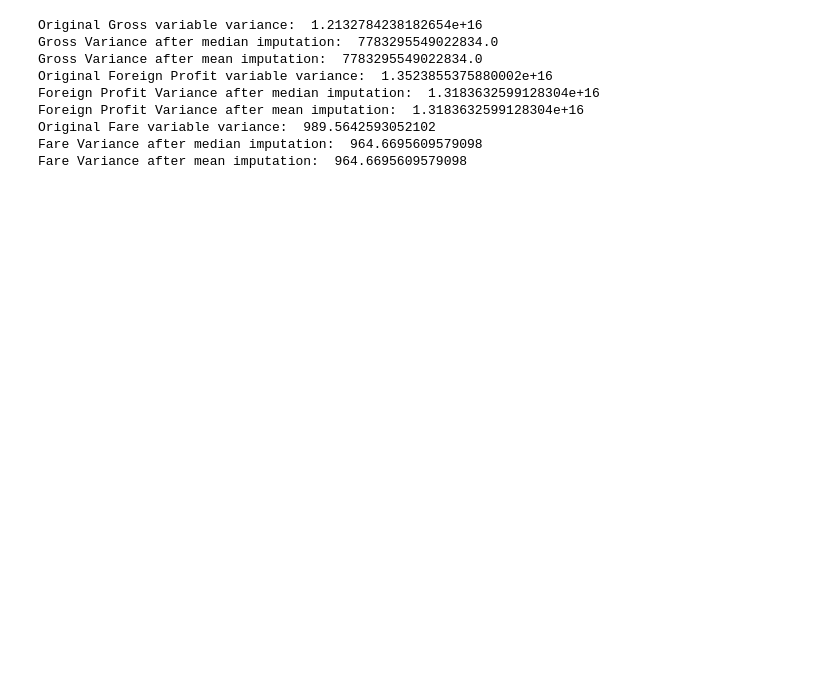
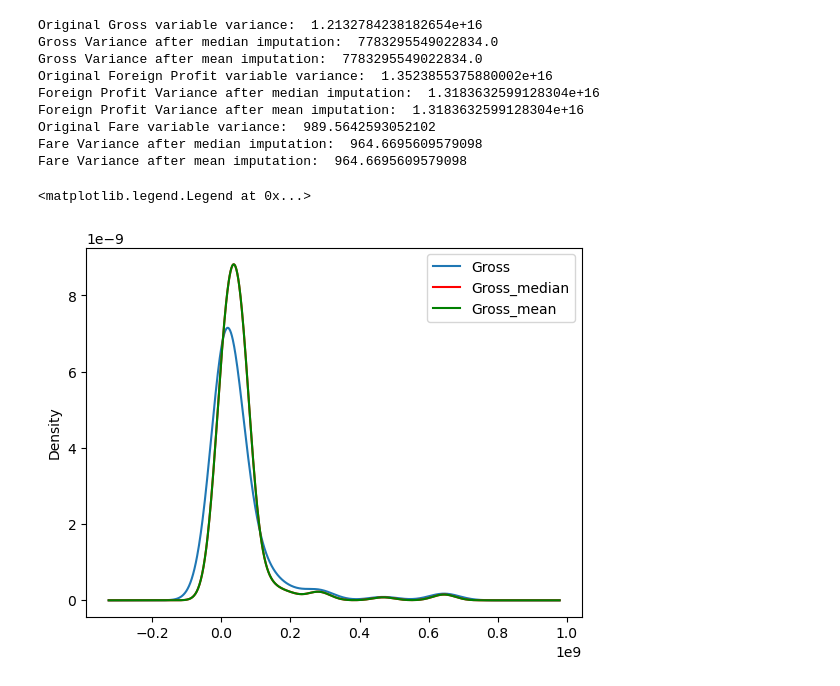
Before and after one commit to Razakhan143/AI-Artificial-Inteligence-, a Jupyter notebook: ML practice/Feature Engineering/handling_missing.ipynb, the cells around one changed output. Saved outputs shown, nothing was run; the diff lists cells and outputs as text; code cells hidden in the pictures; blank space fills up the shorter version.

Commit message:
cecking the cnages through graph

```diff
--- a/ML practice/Feature Engineering/handling_missing.ipynb
+++ b/ML practice/Feature Engineering/handling_missing.ipynb
@@ -111,16 +111,19 @@ Fare Variance after mean imputation:  964.6695609579098
 # %%
 fig = plt.figure()
 ax = fig.add_subplot(111)
 
 # original variable distribution
-X_train['Age'].plot(kind='kde', ax=ax)
+X_train['Gross'].plot(kind='kde', ax=ax)
 
 # variable imputed with the median
-X_train['Age_median'].plot(kind='kde', ax=ax, color='red')
+X_train['Gross_median'].plot(kind='kde', ax=ax, color='red')
 
 # variable imputed with the mean
-X_train['Age_mean'].plot(kind='kde', ax=ax, color='green')
+X_train['Gross_mean'].plot(kind='kde', ax=ax, color='green')
 
 # add legends
 lines, labels = ax.get_legend_handles_labels()
 ax.legend(lines, labels, loc='best')
+# %% [output]
+<matplotlib.legend.Legend at 0x...>
+[figure, added]
```
Also changed, not shown: parts of 6 cells of this notebook.
